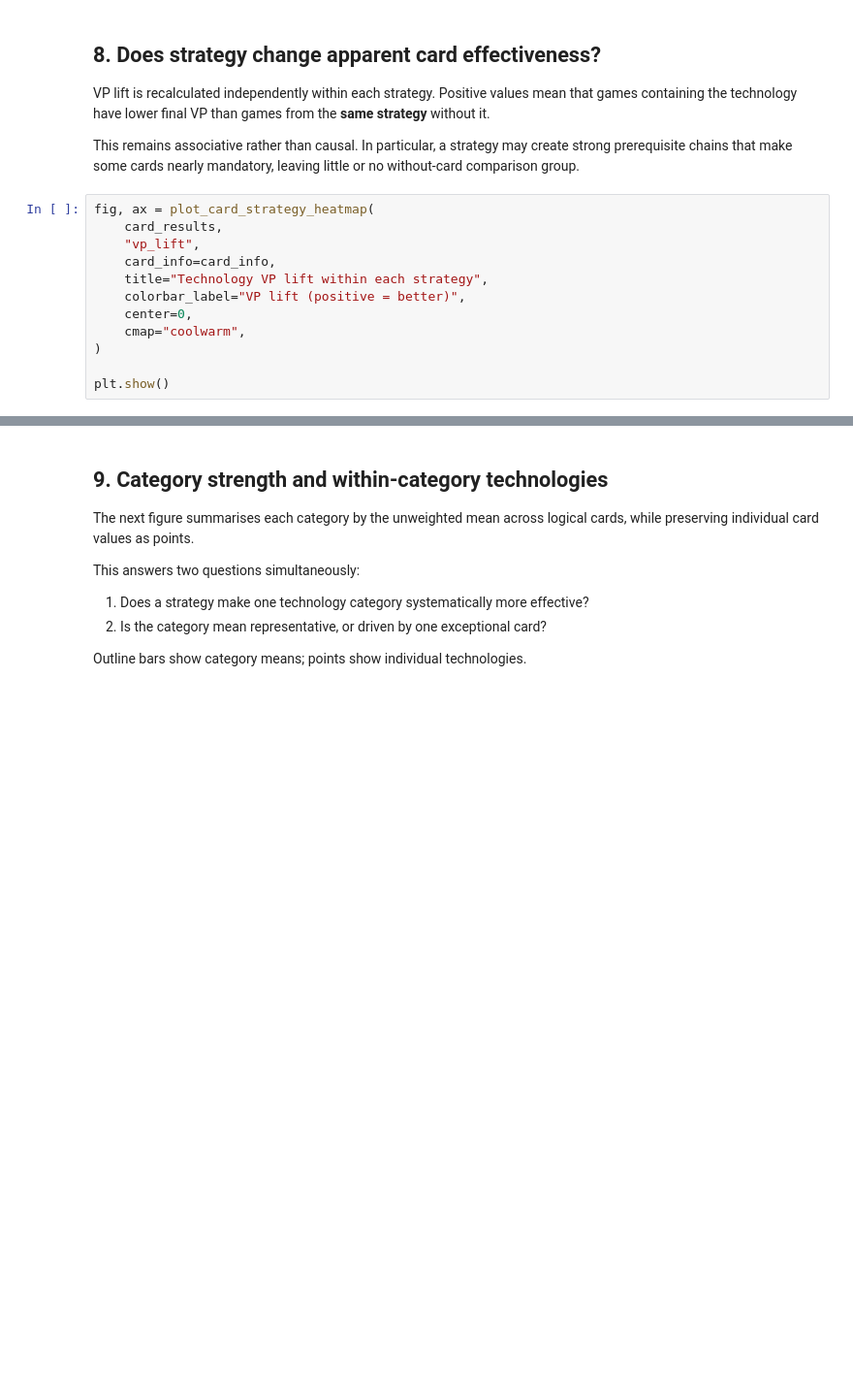
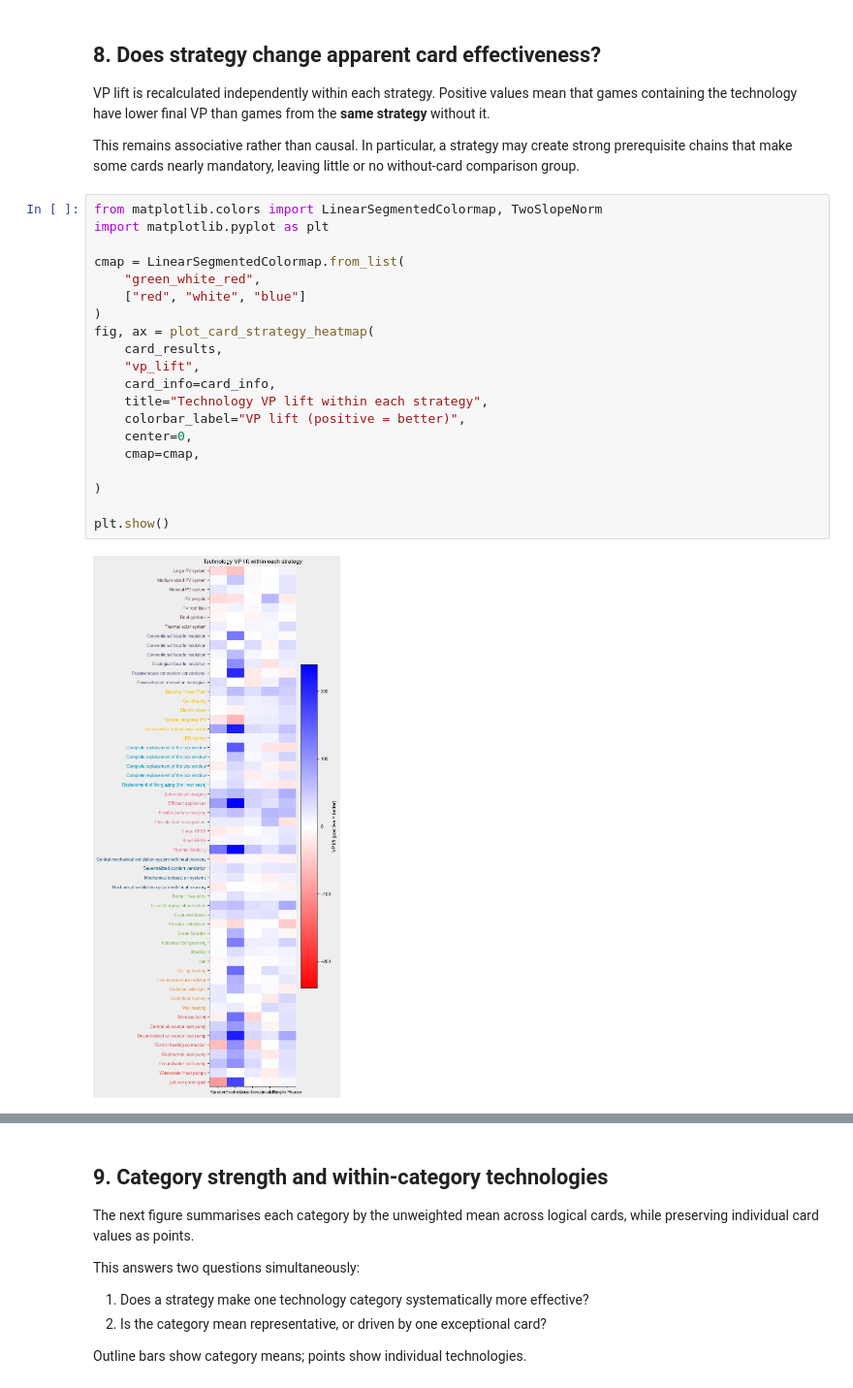
Before and after one commit to simonschaluppe/KlimSta-Brettspiel, a Jupyter notebook: Versionen/paper_draft_v1/notebooks/04_analyze_strategy_comparison.ipynb, the cells around one changed output, grey strips where cells are left out. Shown at 97% size. Saved outputs shown, nothing was run; the diff lists cells and outputs as text; blank space fills up the shorter version.

```diff
--- a/Versionen/paper_draft_v1/notebooks/04_analyze_strategy_comparison.ipynb
+++ b/Versionen/paper_draft_v1/notebooks/04_analyze_strategy_comparison.ipynb
@@ -363,17 +434,27 @@ VP lift is recalculated independently within each strategy. Positive values mean
 
 This remains associative rather than causal. In particular, a strategy may create strong prerequisite chains that make some cards nearly mandatory, leaving little or no without-card comparison group.
 # %%
+from matplotlib.colors import LinearSegmentedColormap, TwoSlopeNorm
+import matplotlib.pyplot as plt
+
+cmap = LinearSegmentedColormap.from_list(
+    "green_white_red",
+    ["red", "white", "blue"]
+)
 fig, ax = plot_card_strategy_heatmap(
     card_results,
     "vp_lift",
     card_info=card_info,
     title="Technology VP lift within each strategy",
     colorbar_label="VP lift (positive = better)",
     center=0,
-    cmap="coolwarm",
+    cmap=cmap,
+
 )
 
 plt.show()
+# %% [output]
+[figure, added]
 # %%
 fig, axes = plot_card_strategy_facets(
     card_results,
```
Also changed, not shown: parts of 14 cells of this notebook, 18 other files.
